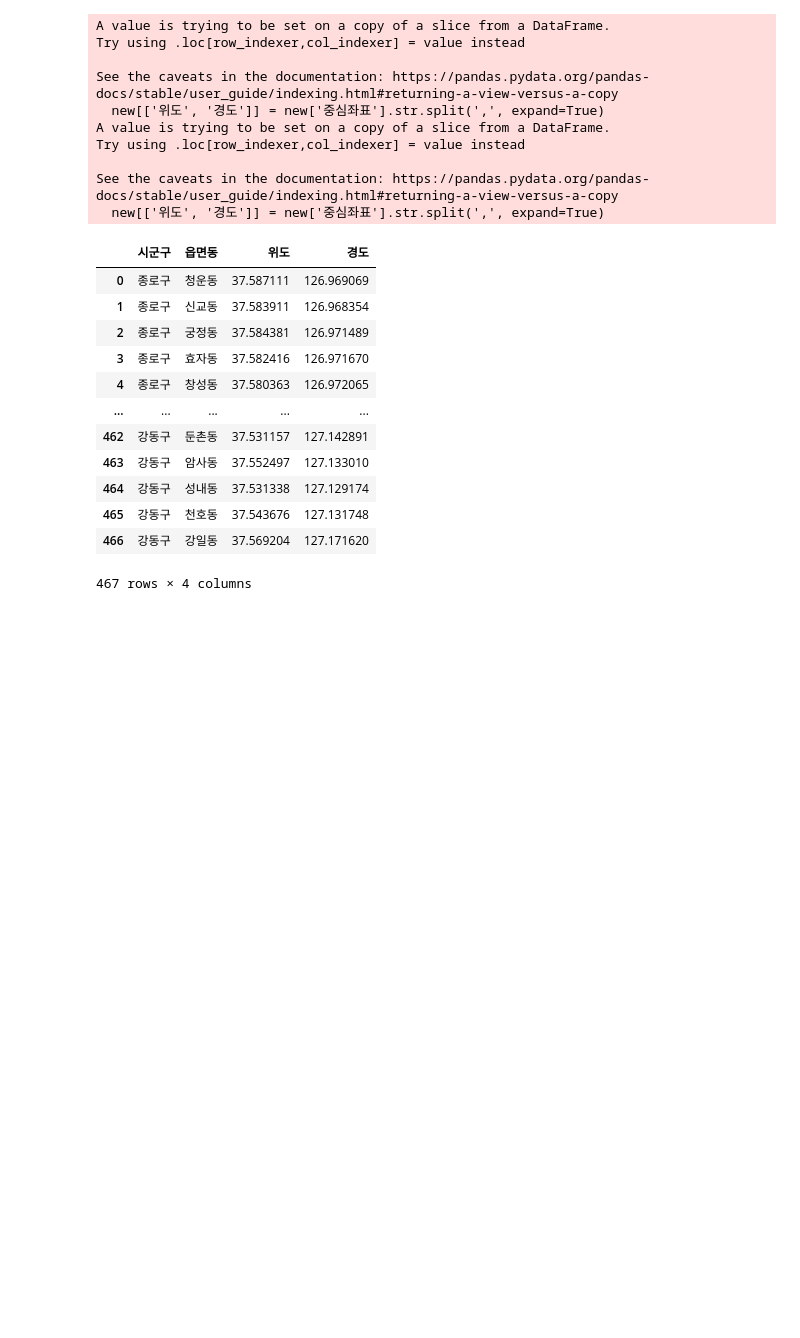
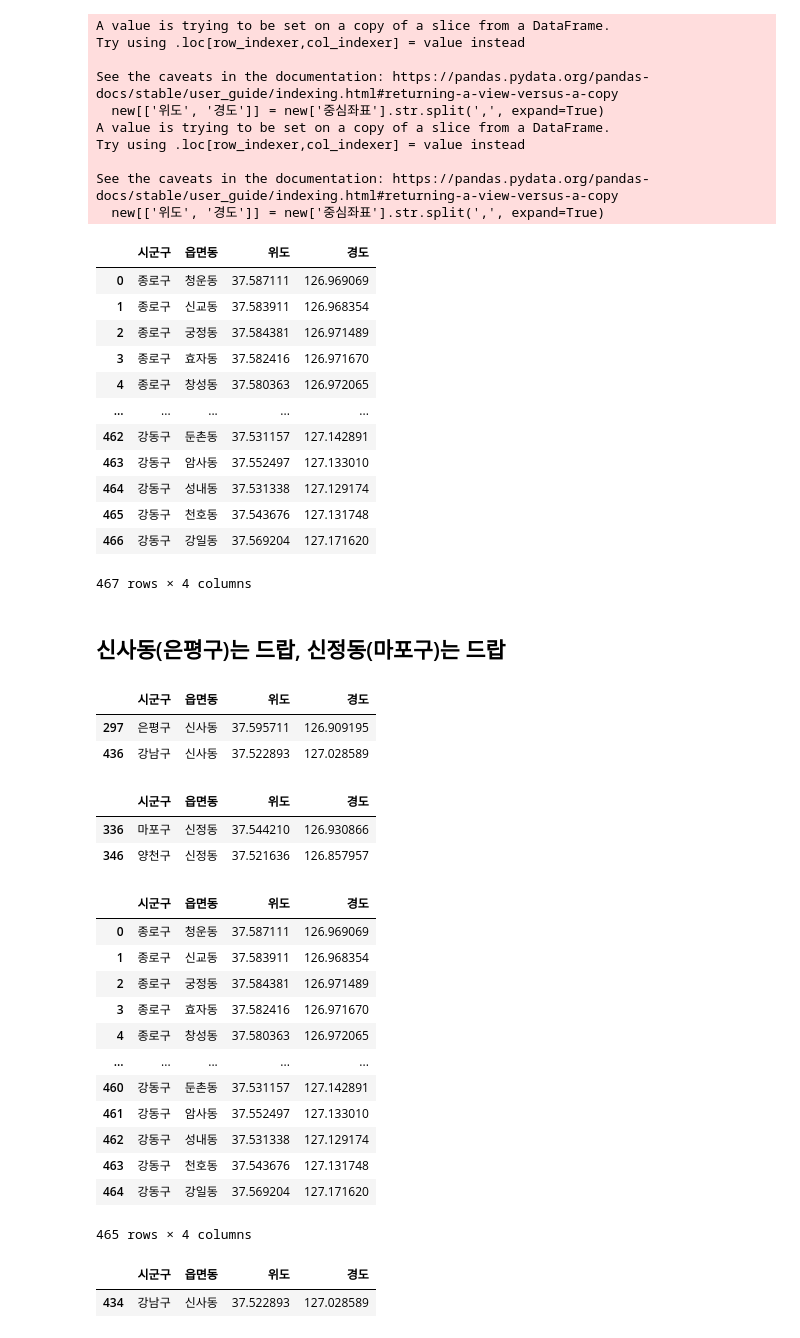
Before and after one commit to naedonnaelife/naedonnaesan, a Jupyter notebook: Clustering/법정동좌표뽑기.ipynb, the cells around one changed output. Cells and saved outputs as stored; diff of their text form; code cells hidden in the pictures; blank space fills up the shorter version.

```diff
--- a/Clustering/법정동좌표뽑기.ipynb
+++ b/Clustering/법정동좌표뽑기.ipynb
@@ -127,4 +127,44 @@ new
 | 465 | 강동구 | 천호동 | 37.543676 | 127.131748 |
 | 466 | 강동구 | 강일동 | 37.569204 | 127.171620 |
 467 rows × 4 columns
+# %% [markdown]
+## 신사동(은평구)는 드랍, 신정동(마포구)는 드랍
+# %%
+new[new['읍면동'] == '신사동']
+# %% [output]
+|  | 시군구 | 읍면동 | 위도 | 경도 |
+| 297 | 은평구 | 신사동 | 37.595711 | 126.909195 |
+| 436 | 강남구 | 신사동 | 37.522893 | 127.028589 |
+# %%
+new = new.drop(297)
+# %%
+new[new['읍면동'] == '신정동']
+# %% [output]
+|  | 시군구 | 읍면동 | 위도 | 경도 |
+| 336 | 마포구 | 신정동 | 37.544210 | 126.930866 |
+| 346 | 양천구 | 신정동 | 37.521636 | 126.857957 |
+# %%
+new = new.drop(336)
+# %%
+new.reset_index(drop=True, inplace=True)
+new
+# %% [output]
+|  | 시군구 | 읍면동 | 위도 | 경도 |
+| 0 | 종로구 | 청운동 | 37.587111 | 126.969069 |
+| 1 | 종로구 | 신교동 | 37.583911 | 126.968354 |
+| 2 | 종로구 | 궁정동 | 37.584381 | 126.971489 |
+| 3 | 종로구 | 효자동 | 37.582416 | 126.971670 |
+| 4 | 종로구 | 창성동 | 37.580363 | 126.972065 |
+| ... | ... | ... | ... | ... |
+| 460 | 강동구 | 둔촌동 | 37.531157 | 127.142891 |
+| 461 | 강동구 | 암사동 | 37.552497 | 127.133010 |
+| 462 | 강동구 | 성내동 | 37.531338 | 127.129174 |
+| 463 | 강동구 | 천호동 | 37.543676 | 127.131748 |
+| 464 | 강동구 | 강일동 | 37.569204 | 127.171620 |
+465 rows × 4 columns
+# %%
+new[new['읍면동'] == '신사동']
+# %% [output]
+|  | 시군구 | 읍면동 | 위도 | 경도 |
+| 434 | 강남구 | 신사동 | 37.522893 | 127.028589 |
 # %%
```
Also changed, not shown: parts of 15 cells of this notebook, 3 other files.
